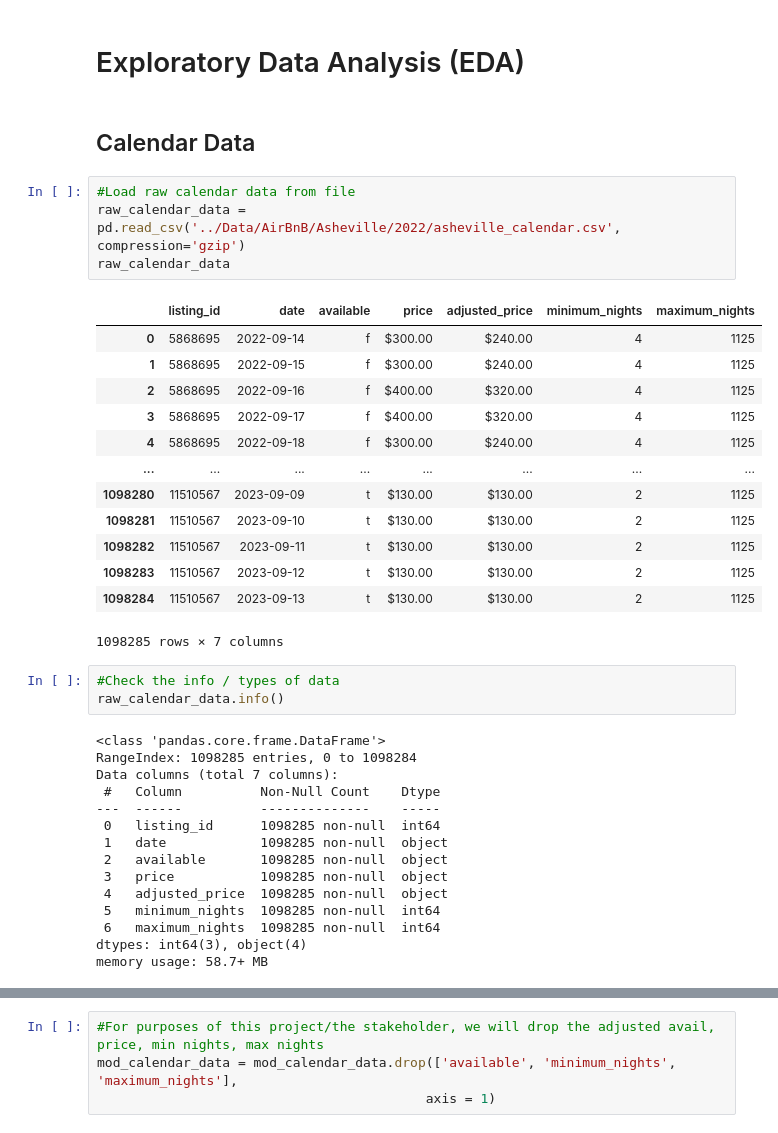
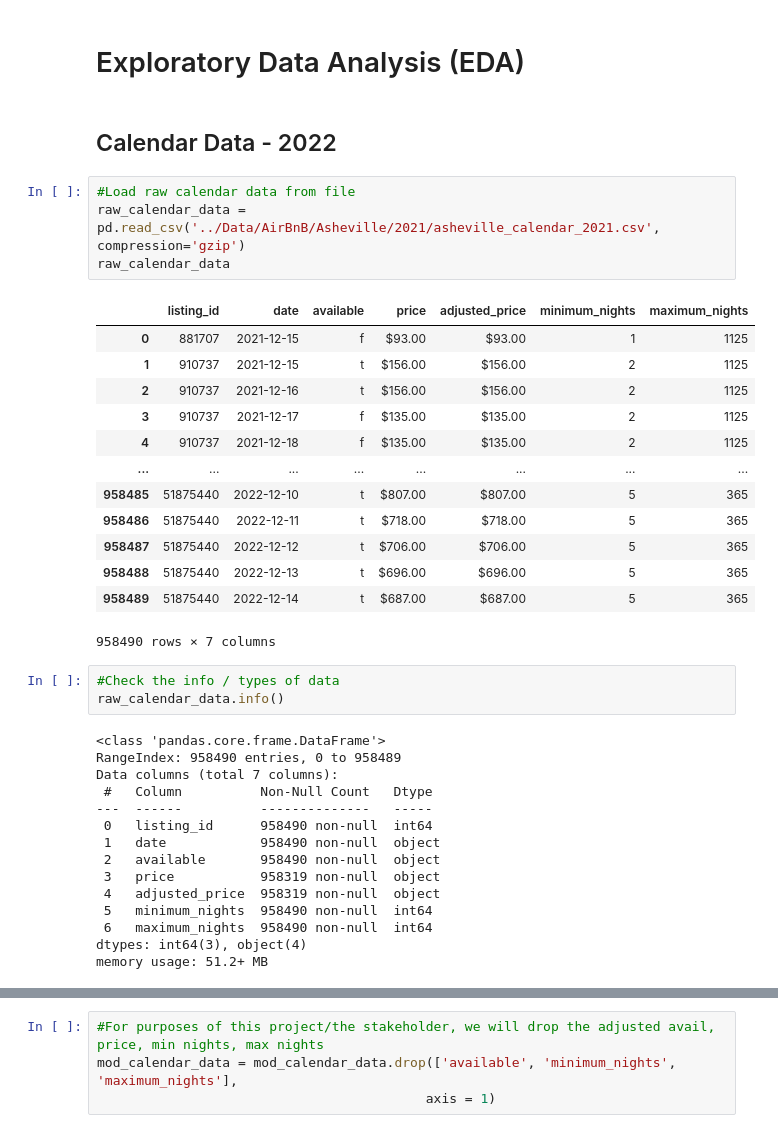
Before and after one commit to sjeanat3/Asheville-AirBnB-Experience-Recommendation, a Jupyter notebook: Notebooks/Asheville AirBnB Price Prediction Notebook.ipynb, the cells around one changed output, grey strips where cells are left out. Saved outputs shown, nothing was run; the diff lists cells and outputs as text.

```diff
--- a/Notebooks/Asheville AirBnB Price Prediction Notebook.ipynb
+++ b/Notebooks/Asheville AirBnB Price Prediction Notebook.ipynb
@@ -7,43 +7,43 @@ import shutil
 # %% [markdown]
 # Exploratory Data Analysis (EDA)
 # %% [markdown]
-## Calendar Data
+## Calendar Data - 2022
 # %%
 #Load raw calendar data from file
-raw_calendar_data = pd.read_csv('../Data/AirBnB/Asheville/2022/asheville_calendar.csv', compression='gzip')
+raw_calendar_data = pd.read_csv('../Data/AirBnB/Asheville/2021/asheville_calendar_2021.csv', compression='gzip')
 raw_calendar_data
 # %% [output]
 |  | listing_id | date | available | price | adjusted_price | minimum_nights | maximum_nights |
-| 0 | 5868695 | 2022-09-14 | f | $300.00 | $240.00 | 4 | 1125 |
-| 1 | 5868695 | 2022-09-15 | f | $300.00 | $240.00 | 4 | 1125 |
-| 2 | 5868695 | 2022-09-16 | f | $400.00 | $320.00 | 4 | 1125 |
-| 3 | 5868695 | 2022-09-17 | f | $400.00 | $320.00 | 4 | 1125 |
-| 4 | 5868695 | 2022-09-18 | f | $300.00 | $240.00 | 4 | 1125 |
+| 0 | 881707 | 2021-12-15 | f | $93.00 | $93.00 | 1 | 1125 |
+| 1 | 910737 | 2021-12-15 | t | $156.00 | $156.00 | 2 | 1125 |
+| 2 | 910737 | 2021-12-16 | t | $156.00 | $156.00 | 2 | 1125 |
+| 3 | 910737 | 2021-12-17 | f | $135.00 | $135.00 | 2 | 1125 |
+| 4 | 910737 | 2021-12-18 | f | $135.00 | $135.00 | 2 | 1125 |
 | ... | ... | ... | ... | ... | ... | ... | ... |
-| 1098280 | 11510567 | 2023-09-09 | t | $130.00 | $130.00 | 2 | 1125 |
-| 1098281 | 11510567 | 2023-09-10 | t | $130.00 | $130.00 | 2 | 1125 |
-| 1098282 | 11510567 | 2023-09-11 | t | $130.00 | $130.00 | 2 | 1125 |
-| 1098283 | 11510567 | 2023-09-12 | t | $130.00 | $130.00 | 2 | 1125 |
-| 1098284 | 11510567 | 2023-09-13 | t | $130.00 | $130.00 | 2 | 1125 |
+| 958485 | 51875440 | 2022-12-10 | t | $807.00 | $807.00 | 5 | 365 |
+| 958486 | 51875440 | 2022-12-11 | t | $718.00 | $718.00 | 5 | 365 |
+| 958487 | 51875440 | 2022-12-12 | t | $706.00 | $706.00 | 5 | 365 |
+| 958488 | 51875440 | 2022-12-13 | t | $696.00 | $696.00 | 5 | 365 |
+| 958489 | 51875440 | 2022-12-14 | t | $687.00 | $687.00 | 5 | 365 |
-1098285 rows × 7 columns
+958490 rows × 7 columns
 # %%
 #Check the info / types of data
 raw_calendar_data.info()
 # %% [output]
 <class 'pandas.core.frame.DataFrame'>
-RangeIndex: 1098285 entries, 0 to 1098284
+RangeIndex: 958490 entries, 0 to 958489
 Data columns (total 7 columns):
- #   Column          Non-Null Count    Dtype
----  ------          --------------    -----
- 0   listing_id      1098285 non-null  int64
- 1   date            1098285 non-null  object
- 2   available       1098285 non-null  object
- 3   price           1098285 non-null  object
- 4   adjusted_price  1098285 non-null  object
- 5   minimum_nights  1098285 non-null  int64
- 6   maximum_nights  1098285 non-null  int64
+ #   Column          Non-Null Count   Dtype
+---  ------          --------------   -----
+ 0   listing_id      958490 non-null  int64
+ 1   date            958490 non-null  object
+ 2   available       958490 non-null  object
+ 3   price           958319 non-null  object
+ 4   adjusted_price  958319 non-null  object
+ 5   minimum_nights  958490 non-null  int64
+ 6   maximum_nights  958490 non-null  int64
 dtypes: int64(3), object(4)
-memory usage: 58.7+ MB
+memory usage: 51.2+ MB
 # %%
 #Convert date column to date-times type
 mod_calendar_data = raw_calendar_data
```
Also changed, not shown: parts of 39 cells of this notebook, 3 other files.
